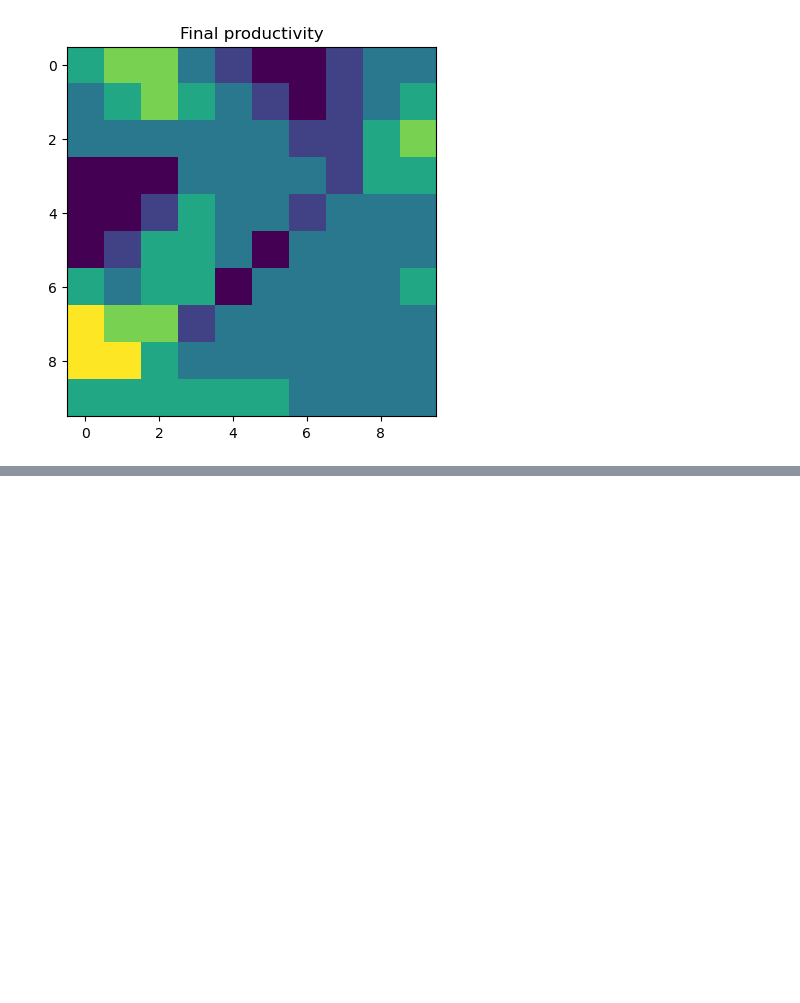
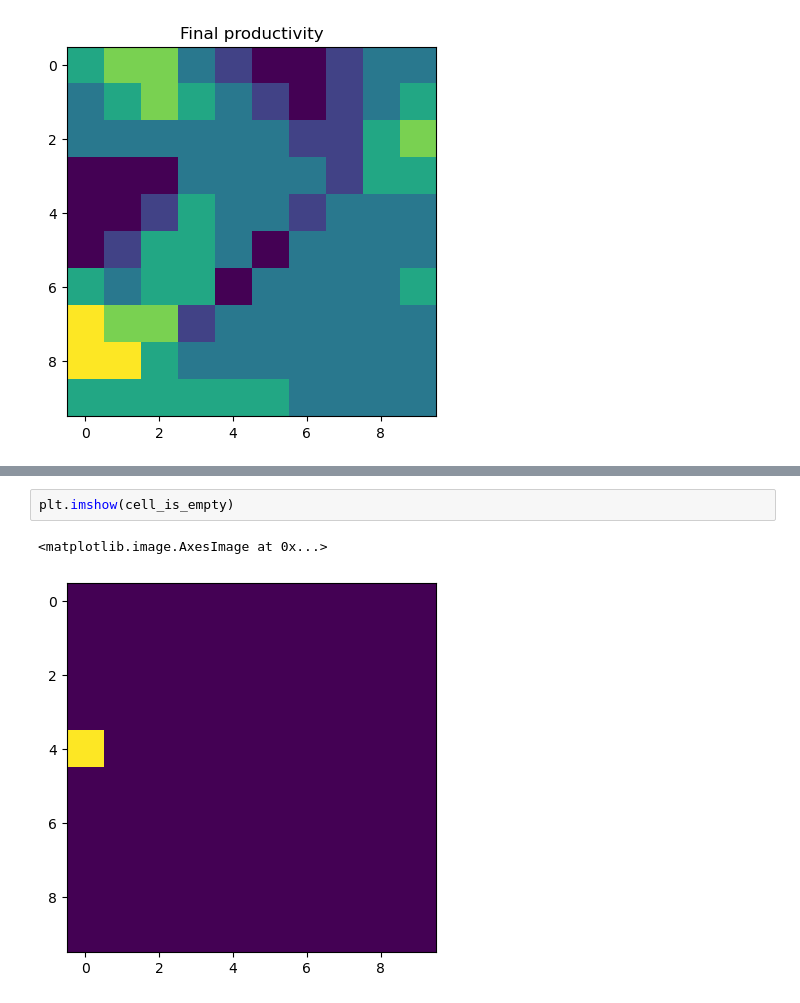
Before and after one commit to LeoKonzett/csh-vienna-abm, a Jupyter notebook: Agent_Dynamics_Playground.ipynb, the cells around one changed output, grey strips where cells are left out. Saved outputs shown, nothing was run; the diff lists cells and outputs as text; blank space fills up the shorter version.

```diff
--- a/Agent_Dynamics_Playground.ipynb
+++ b/Agent_Dynamics_Playground.ipynb
@@ -213,0 +216,5 @@ fig.colorbar(pp)
+# %%
+plt.imshow(cell_is_empty)
+# %% [output]
+<matplotlib.image.AxesImage at 0x...>
+[figure, added]
```
Also changed, not shown: parts of 6 cells of this notebook.
